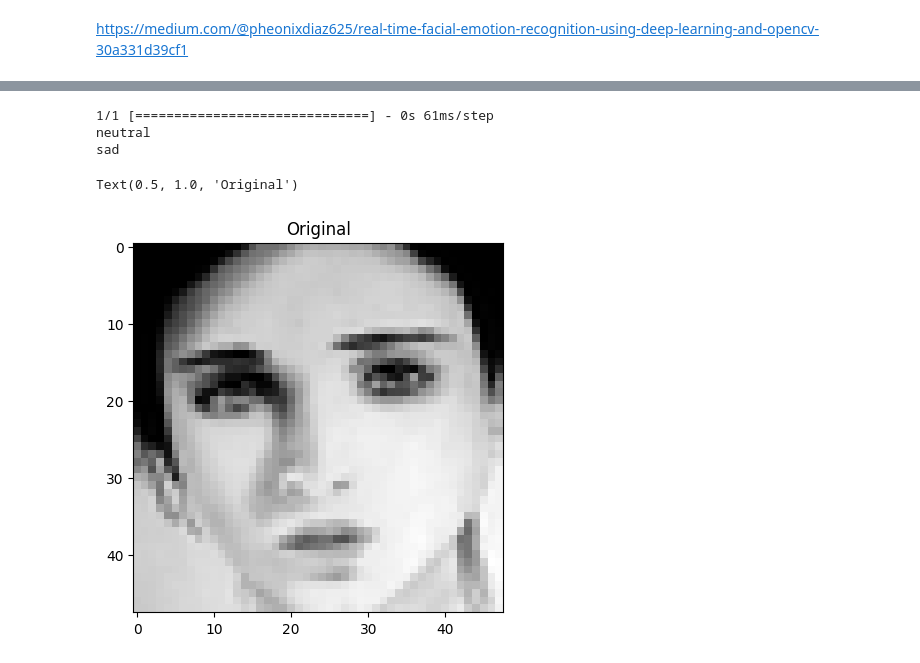
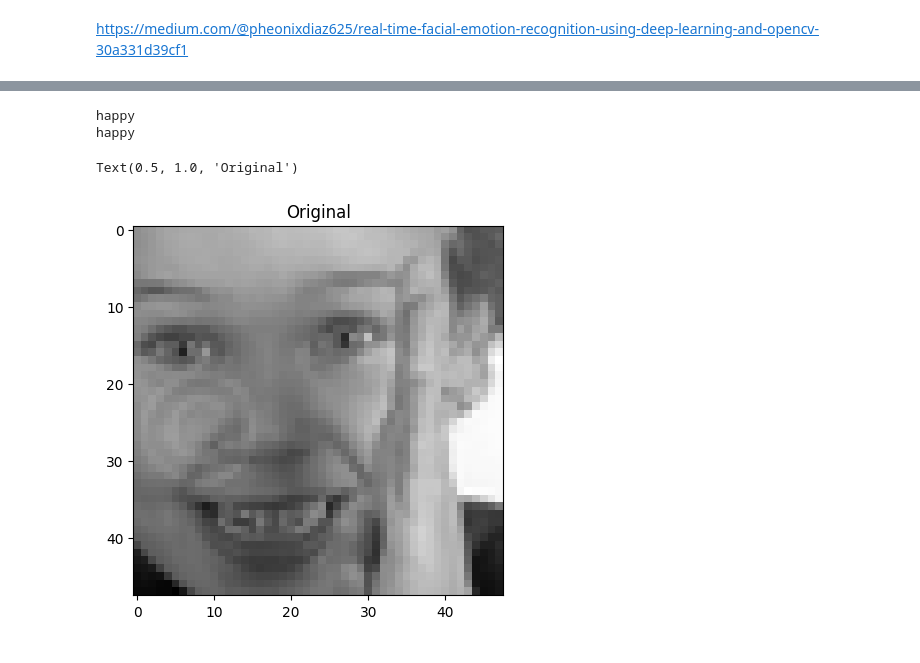
Before and after one commit to MedhaParhy/EmotionDetection, a Jupyter notebook: Emotion_Detection.ipynb, the cells around one changed output, grey strips where cells are left out. Saved outputs shown, nothing was run; the diff lists cells and outputs as text; code cells hidden in the pictures.

```diff
--- a/Emotion_Detection.ipynb
+++ b/Emotion_Detection.ipynb
@@ -88,7 +96,12 @@ data['emotion'].shape
 # %%
 #split data into training and testing
 from sklearn.model_selection import train_test_split
-X_train, X_test, y_train, y_test = train_test_split(image_array, data['emotion'], test_size=0.2, random_state=42)
+from tensorflow.keras.utils import to_categorical
+X_train, X_test, y_train, y_test = train_test_split(image_array, data['emotion'], test_size=0.1, random_state=42)
+X_train, X_val, y_train, y_val = train_test_split(X_train, y_train, test_size=0.1, shuffle=False)
+y_train_onehot = to_categorical(y_train)
+y_val_onehot = to_categorical(y_val)
+y_test_onehot = to_categorical(y_test)
 # %%
 print(X_train.shape)
 print(X_test.shape)
@@ -204,2 +249,7 @@ FileNotFoundError: [Errno 2] No such file or directory: 'emotiondetector.json'
+# %%
+from tensorflow.keras.models import load_model
+
+# Load the model
+model = load_model('/content/drive/My Drive/models/my_model.h5')
 # %% [markdown]
 https://medium.com/@pheonixdiaz625/real-time-facial-emotion-recognition-using-deep-learning-and-opencv-30a331d39cf1
@@ -217,0 +262,3 @@ Test accuracy: 0.5536361336708069
+# %%
+preds = model.predict(X_test)
+y_pred = np.argmax(preds , axis = 1 )
@@ -218,13 +267,11 @@ Test accuracy: 0.5536361336708069
 # %%
-image = X_test[3]
-label = model.predict(image.reshape(1, 48, 48, 1))
-print(emotion_map[np.argmax(label)])
-print(emotion_map[y_test.iloc[3]])
+image = X_test[0]
+print(emotion_map[np.argmax(preds[0])])
+print(emotion_map[y_test.iloc[0]])
 plt.imshow(image, cmap='gray')
 plt.title('Original')
 # %% [output]
-1/1 [==============================] - 0s 61ms/step
-neutral
-sad
+happy
+happy
 Text(0.5, 1.0, 'Original')
-[figure, old version]
+[figure, new version]
```
Also changed, not shown: parts of 25 cells of this notebook.
